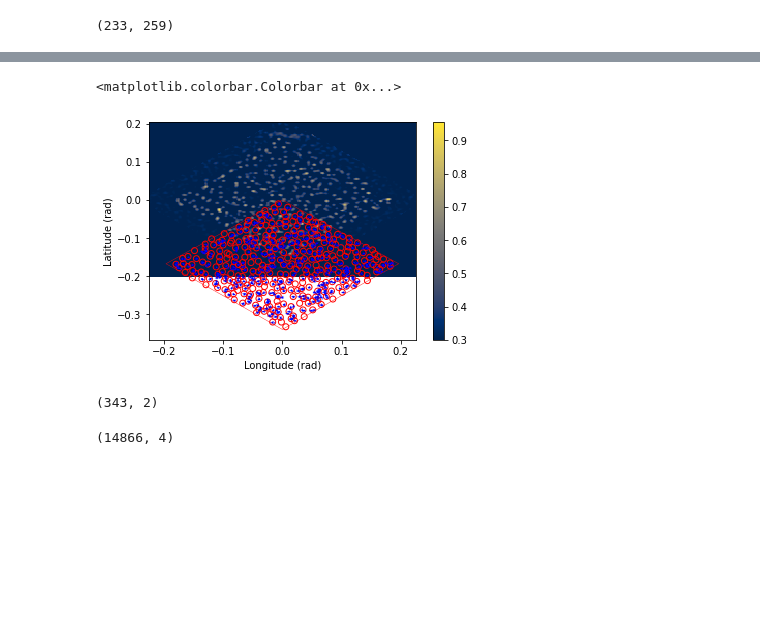
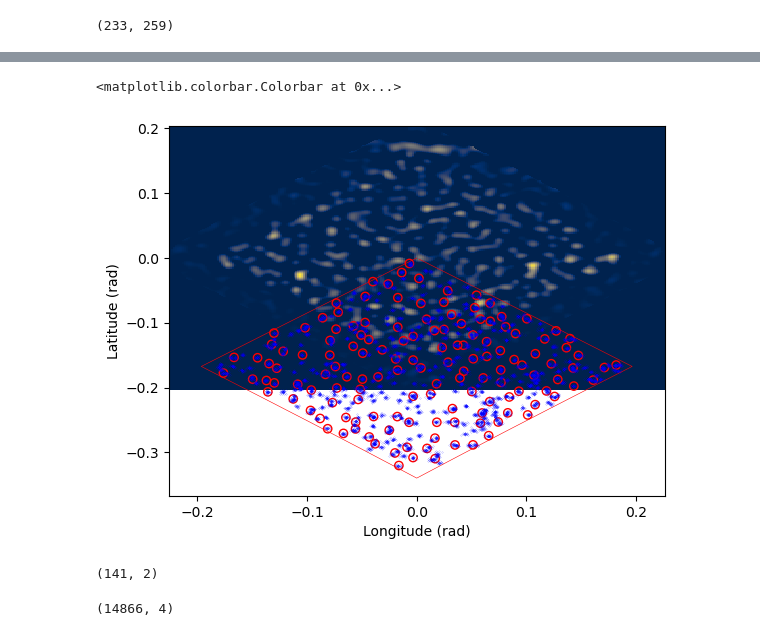
Before and after one commit to edwarddramirez/skysearch, a Jupyter notebook: roc_ilias.ipynb, the cells around one changed output, grey strips where cells are left out. Drawn from its saved outputs; the diff is of its cells as text; code cells hidden in the pictures; blank space fills up the shorter version.

Commit message:
Early attempts to find stat relationship between cwt and counts

```diff
--- a/roc_ilias.ipynb
+++ b/roc_ilias.ipynb
@@ -33,7 +33,7 @@ map_type = 'all'
 inj_id_list = [1008,1009,1010,1015,1020,1025,1030,1035]
 N_counts_list = [8,9,10,15,20,25,30,35]
 
-n_inj = 2
+n_inj = 6
 inj_id = str(inj_id_list[n_inj])
 N_counts = N_counts_list[n_inj]
 
@@ -296,5 +296,5 @@ Text(0, 0.5, 'TPR')
 # %%
-S0 = 0.1
+S0 = 0.2
 cwt_map_thresh = np.copy(cwt_map[:,:,0])
 thresh_map = (cwt_map_thresh > S0)
 cwt_map_thresh[~thresh_map] = 0
@@ -448,0 +479,10 @@ Text(0, 0.5, 'Latitude (rad)')
+# %%
+fig = plt.figure(1,figsize=(12,8))
+ax = fig.add_subplot(111)
+
+plot = ax.pcolormesh(arr_bx_plot, arr_by_plot, cwt_map[:,:,0], cmap='Reds', shading='flat'
+                     , norm=mpl.colors.Normalize(vmin=0,
+                                                 vmax=np.max(cwt_map[:,:,0])), alpha = 0.5)
+ax.hist2d(x_data, y_data, bins = [arr_bx_plot, arr_by_plot], cmap = 'Blues', alpha = 0.5)
+plt.colorbar(plot)
+ax.axis('equal')
@@ -448,0 +495,8 @@ Text(0, 0.5, 'Latitude (rad)')
+# %%
+bkgd_patch_dir_all_energies = model_dir + 'bkgd/' + 'energy_bin_' + str(ie) + '/' + 'projected_maps/' + 'map_' + str(npix) + '/'
+projected_map_bkgd = dict(np.load(bkgd_patch_dir_all_energies + 'projected_map_dict.npz'))
+cwt_map_bkgd = np.load(bkgd_patch_dir_all_energies + file_name, allow_pickle = True)
+
+data_bkgd = projected_map_bkgd['all_points']
+x_data_bkgd = data_bkgd[:,0] ; y_data_bkgd = data_bkgd[:,1]
+counts_array_bkgd, xedges, yedges, image = plt.hist2d(x_data_bkgd, y_data_bkgd, bins = [arr_bx_plot, arr_by_plot], cmap = 'cividis')
@@ -449,20 +538,20 @@ Text(0, 0.5, 'Latitude (rad)')
 # %%
-plt.pcolormesh(arr_bx_plot, arr_by_plot, cwt_map[:,:,0], cmap='cividis', shading='flat'
+plt.pcolormesh(arr_bx_plot, arr_by_plot, cwt_map_bkgd[:,:,0], cmap='cividis', shading='flat'
                      , norm=mpl.colors.Normalize(vmin=0,
                                                  vmax=np.max(cwt_map[:,:,0])))
 plt.scatter(r_ps[:,0] - np.pi, r_ps[:,1], facecolors = 'none', edgecolors = 'r')
 plt.plot(lon_edge - np.pi, lat_edge, lw = 0.4, c = 'red')
 plt.scatter(lon_events_ps - np.pi, lat_events_ps, s = 0.01, c = 'blue')
 plt.xlabel('Longitude (rad)')
 plt.ylabel('Latitude (rad)')
 plt.colorbar(plot)
 # %% [output]
 <matplotlib.colorbar.Colorbar at 0x...>
-[figure, old version]
+[figure, new version]
 # %%
 r_ps.shape
 # %% [output]
-(343, 2)
+(141, 2)
 # %%
 events_ps.shape
 # %% [output]
```
Also changed, not shown: parts of 17 cells of this notebook.
